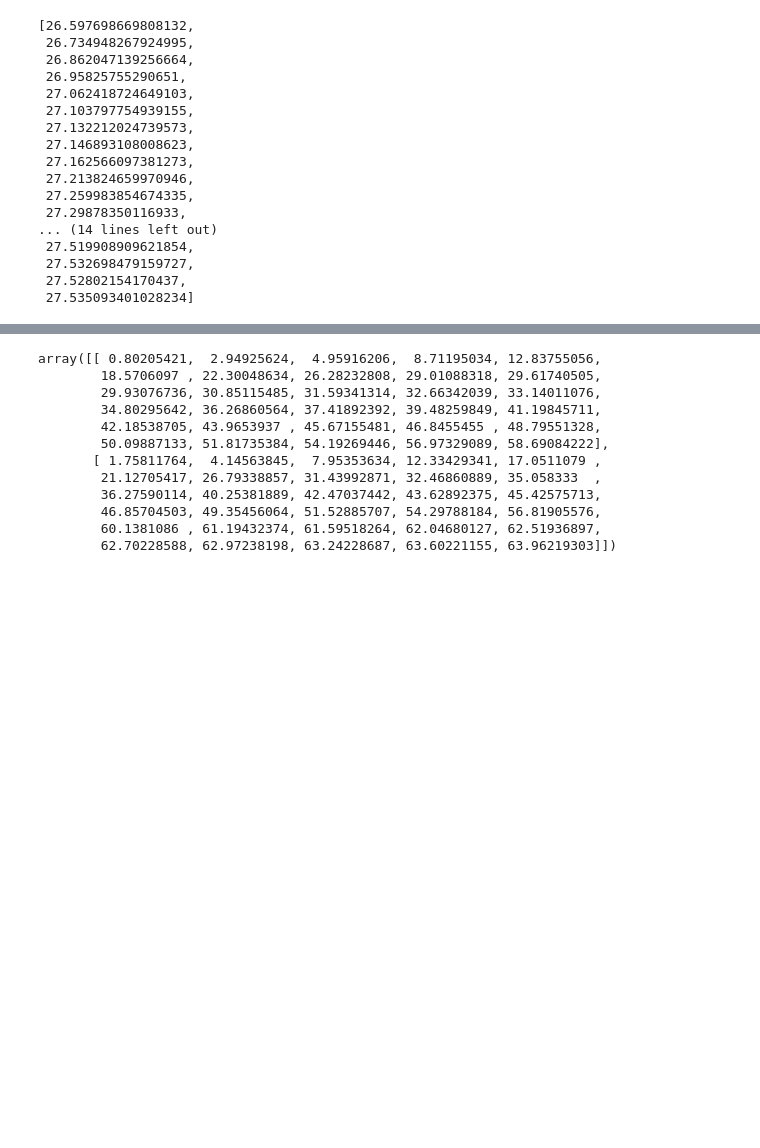
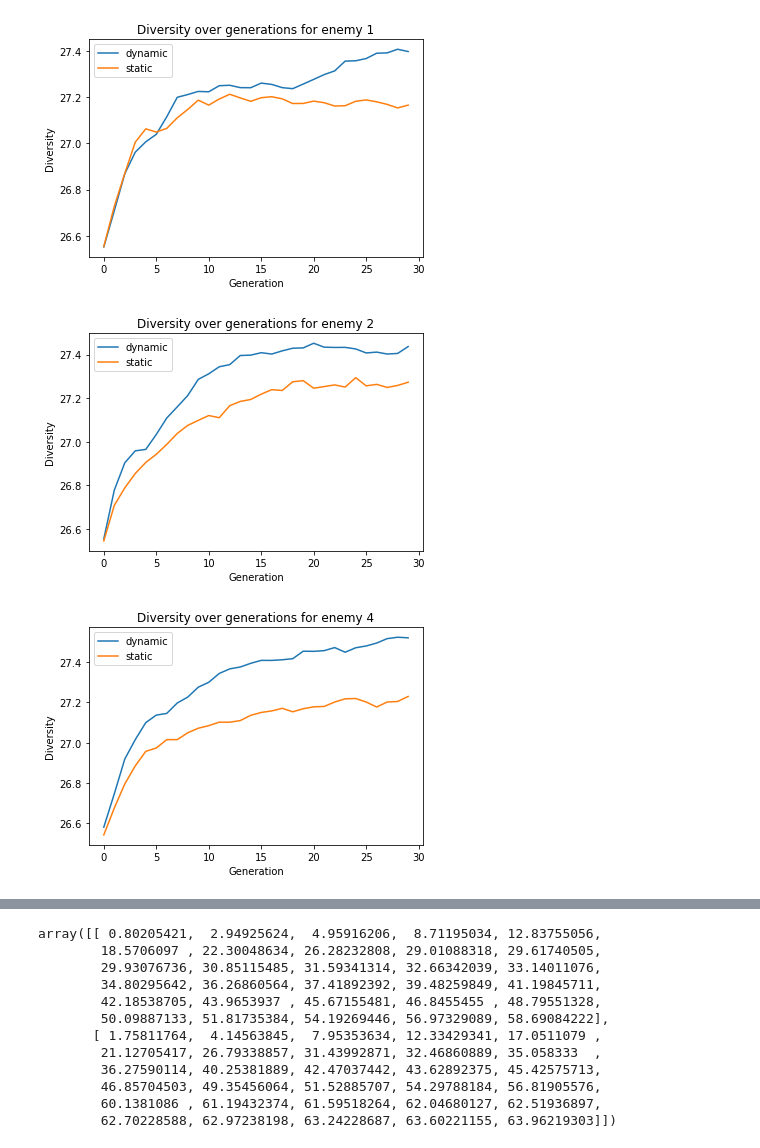
Before and after one commit to laurensjdv/evoman_framework, a Jupyter notebook: exp.ipynb, the cells around one changed output, grey strips where cells are left out. Cells and saved outputs as stored; diff of their text form; code cells hidden in the pictures; blank space fills up the shorter version.

Commit message:
diversity plot

```diff
--- a/exp.ipynb
+++ b/exp.ipynb
@@ -242,28 +239,18 @@ Text(0.5, 1.0, 'individual gain for dynamic and static mutation with enemies 1,2
 # %%
-# for i in [1,2,4]:
-#     plt.figure()
-#     plt.plot(results_d[i]['div'], label='mean dynamic')
-#     plt.plot(results_b[i]['div'], label='best dynamic')
+for i in [1,2,4]:
+    plt.figure()
+    plt.plot(results_d[i]['div'], label='dynamic')
+    plt.plot(results_b[i]['div'], label='static')
+    plt.legend()
+    plt.title('Diversity over generations for enemy ' + str(i))
 
-results_d[i]['div']
+    plt.xlabel('Generation')
+    plt.ylabel('Diversity')
+# results_b[i]['div']
 # %% [output]
-[26.597698669808132,
- 26.734948267924995,
- 26.862047139256664,
- 26.95825755290651,
- 27.062418724649103,
- 27.103797754939155,
- 27.132212024739573,
- 27.146893108008623,
- 27.162566097381273,
- 27.213824659970946,
- 27.259983854674335,
- 27.29878350116933,
-... (14 lines left out)
- 27.519908909621854,
- 27.532698479159727,
- 27.52802154170437,
- 27.535093401028234]
+[figure, added]
+[figure, added]
+[figure, added]
 # %%
 std1 = np.std(means, axis=0)
 std2 = np.std(means, axis=1)
```
Also changed, not shown: parts of 6 cells of this notebook, 1 other file.
